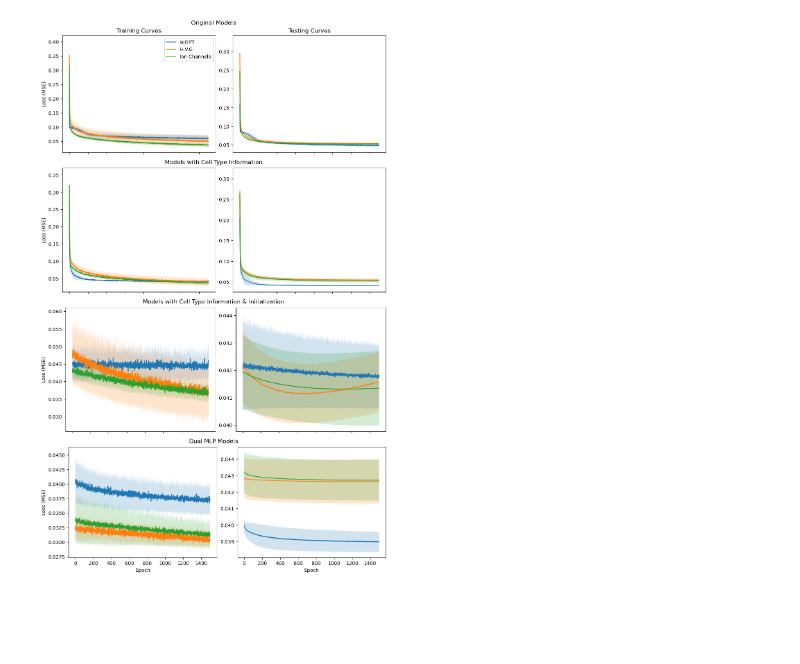
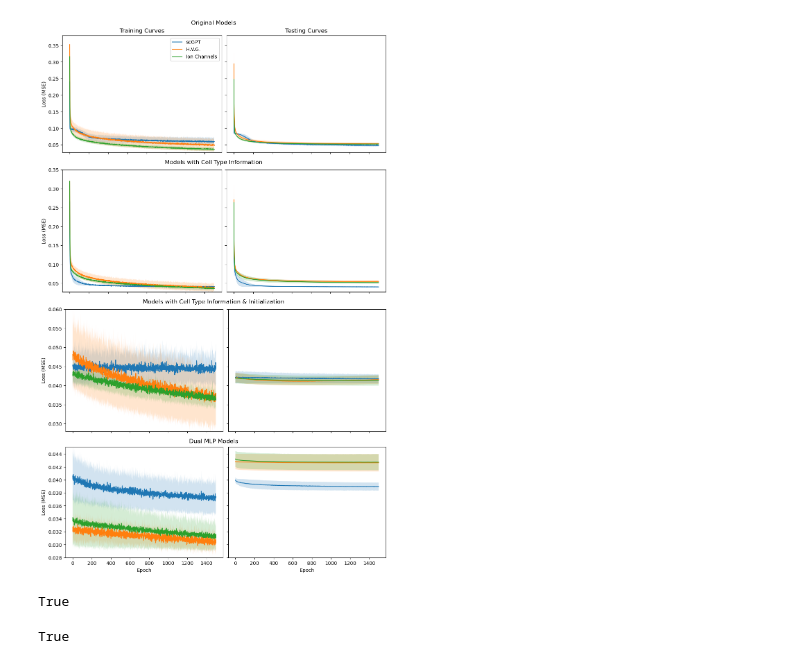
Before and after one commit to Player1HS/TransformerEphysPrediction, a Jupyter notebook: Human/Supplement/supplementaryfigs.ipynb, the cells around one changed output. Cells and saved outputs as stored; diff of their text form; code cells hidden in the pictures; blank space fills up the shorter version.

```diff
--- a/Human/Supplement/supplementaryfigs.ipynb
+++ b/Human/Supplement/supplementaryfigs.ipynb
@@ -20,6 +20,7 @@ results = [results1, results2, results3, results4]
 tests = ['Original Models', 'Models with Cell Type Information', 'Models with Cell Type Information & Initialization', 'Dual MLP Models']
 models = ["scgpt", "hvg", "ion"]
 labels = ["scGPT", "H.V.G.", "Ion Channels"]
+ylims = [(0.027,0.38), (0.027,0.35), (0.028,0.06), (0.028,0.0451)]
 
 fig = plt.figure(figsize=(10, 16), constrained_layout=True)
 subfigs = fig.subfigures(nrows=4, ncols=1)
@@ -28,34 +29,58 @@ for i, subfig in enumerate(subfigs):
     subfig.suptitle(tests[i])
     axs = subfig.subplots(nrows=1, ncols=2)
 
     for j, model in enumerate(models):
         avg_losses = np.mean(results[i][model]["train_losses"], axis=0)
         std_losses = np.std(results[i][model]["train_losses"], axis=0)
         axs[0].plot(range(1500), avg_losses, label=labels[j])
         axs[0].fill_between(range(1500), avg_losses - std_losses, avg_losses + std_losses, alpha=0.2)
     axs[0].set_ylabel('Loss (MSE)')
+    axs[0].set_ylim(ylims[i])
 
     for j, model in enumerate(models):
         avg_losses = np.mean(results[i][model]["test_losses"], axis=0)
         std_losses = np.std(results[i][model]["test_losses"], axis=0)
         axs[1].plot(range(1500), avg_losses, label=labels[j])
         axs[1].fill_between(range(1500), avg_losses - std_losses, avg_losses + std_losses, alpha=0.2)
+    axs[1].set_ylim(ylims[i])
+    axs[1].tick_params(axis='y', labelleft=False)
 
     if i == 0:
         axs[0].set_title("Training Curves")
         axs[1].set_title("Testing Curves")
         axs[0].legend()
 
     for ax in axs:
         if i == len(subfigs) - 1:
             ax.set_xlabel('Epoch')
         else:
             ax.tick_params(axis='x', labelbottom=False)
 
 plt.savefig('learningcurves.pdf')
 plt.show()
 # %% [output]
-[figure, old version]
+[figure, new version]
 # %%
-shuffled_cell_indices1 = np.load('../wo_types_comparison/dualmlps_shuffled_cell_indices.npy')
-shuffled_cell_indices = np.load('../DualMLP/dualmlps_shuffled_cell_indices.npy')
+shuffled_cell_indices1 = np.load('../wo_types_comparison/wo_types_shuffled_cell_indices.npy')
+shuffled_cell_indices2 = np.load('../w_types_comparison/w_types_shuffled_cell_indices.npy')
+shuffled_cell_indices3 = np.load('../celltypeinitialized_comparison/celltypeinitialized_shuffled_cell_indices.npy')
+shuffled_cell_indices4 = np.load('../DualMLP/dualmlps_shuffled_cell_indices.npy')
+
+shuffled_cell_indices = [shuffled_cell_indices1, shuffled_cell_indices2, shuffled_cell_indices3, shuffled_cell_indices4]
+
+all_equal = all(np.array_equal(shuffled_cell_indices[0], array) for array in shuffled_cell_indices[1:])
+print(all_equal)
+# %% [output]
+True
+# %%
+ephys_truth1 = np.load('../wo_types_comparison/wo_types_ephys_truth.npy')
+ephys_truth2 = np.load('../w_types_comparison/w_types_ephys_truth.npy')
+ephys_truth3 = np.load('../celltypeinitialized_comparison/celltypeinitialized_ephys_truth.npy')
+ephys_truth4 = np.load('../DualMLP/dualmlps_ephys_truth.npy')
+
+ephys_truth = [ephys_truth1, ephys_truth2, ephys_truth3, ephys_truth4]
+
+all_equal = all(np.array_equal(ephys_truth[0], array) for array in ephys_truth[1:])
+print(all_equal)
+# %% [output]
+True
```
Also changed, not shown: parts of 2 cells of this notebook, 4 other files.
